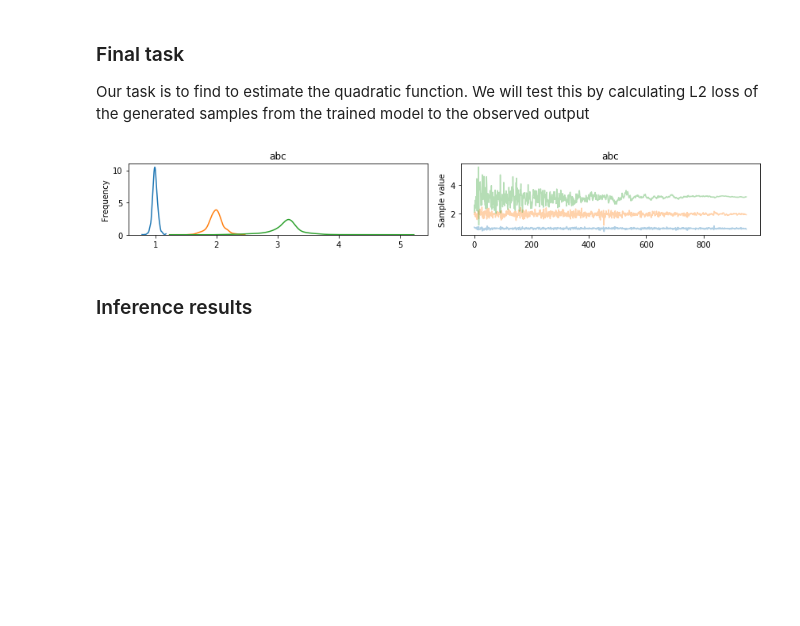
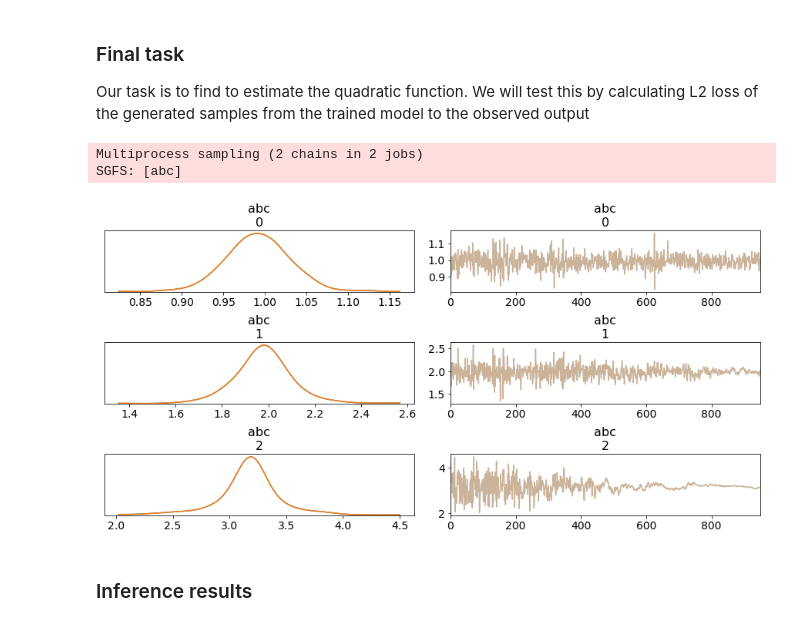
Before and after one commit to pymc-devs/pymc3-experimental, a Jupyter notebook: docs/source/notebooks/sgfs_simple_optimization.ipynb, the cells around one changed output. Drawn from its saved outputs; the diff is of its cells as text; code cells hidden in the pictures; blank space fills up the shorter version.

```diff
--- a/docs/source/notebooks/sgfs_simple_optimization.ipynb
+++ b/docs/source/notebooks/sgfs_simple_optimization.ipynb
@@ -53,22 +54,24 @@ Our task is to find to estimate the quadratic function. We will test this by cal
 # %%
 burn_in = 50
 draws = 1000
 
 with pm.Model() as model:
     abc = pm.Normal('abc', sigma=1, mu=1, shape=(3,))
     x = x_obs
     x2 = x**2
     o = tt.ones_like(x)
     X = tt.stack([x2, x, o]).T
     y = X.dot(abc)
     pm.Normal('y', mu=y, observed=y_obs, total_size=total_size)
 
-    step_method = pm.SGFS(batch_size=batch_size, step_size=1.0, total_size=total_size)
+    step_method = pmexp.SGFS(batch_size=batch_size, step_size=1.0, total_size=total_size)
     trace = pm.sample(draws=draws, step=step_method, init=None)
 
 pm.traceplot(trace[burn_in:]);
 # %% [output]
+Multiprocess sampling (2 chains in 2 jobs)
+SGFS: [abc]
-[figure, old version]
+[figure, new version]
 # %% [markdown]
 ### Inference results
 # %% [markdown]
```
Also changed, not shown: parts of 3 cells of this notebook, 9 other files.
